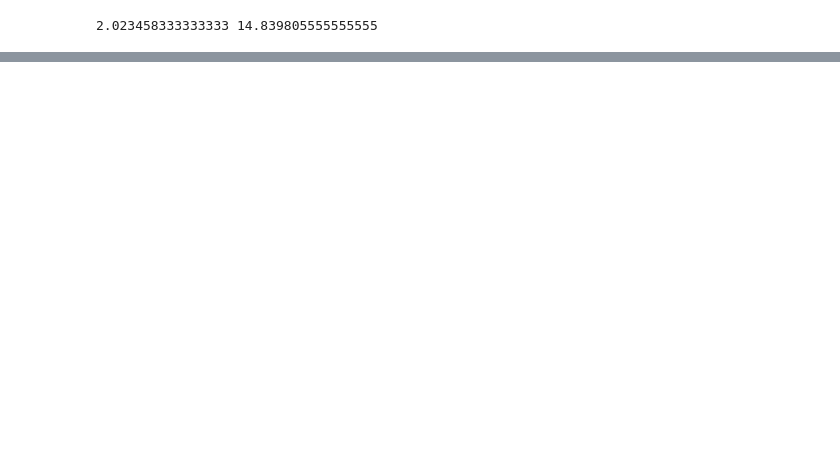
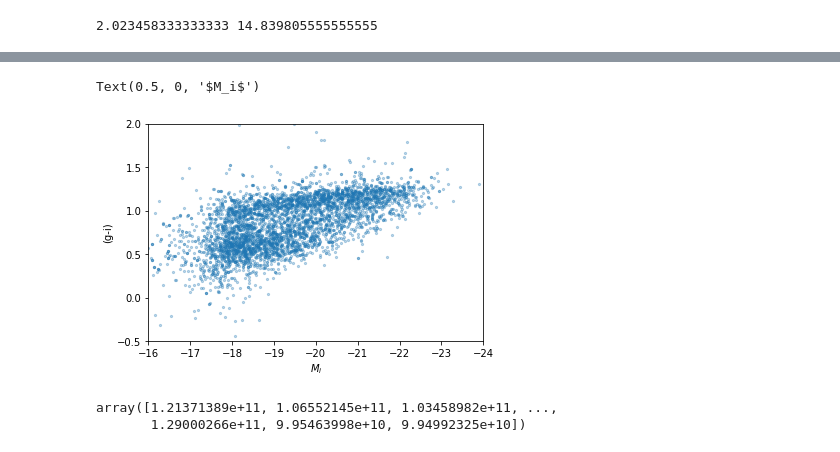
Before and after one commit to csabiu/astronomy, a Jupyter notebook: Astro_galaxies.ipynb, the cells around one changed output, grey strips where cells are left out. Drawn from its saved outputs; the diff is of its cells as text; code cells hidden in the pictures; blank space fills up the shorter version.

```diff
--- a/Astro_galaxies.ipynb
+++ b/Astro_galaxies.ipynb
@@ -81,0 +90,18 @@ plt.scatter(ra,dec,alpha=0.2)
+# %%
+# compute distance (in Mpc)
+d=Distance(z=z,unit='Mpc',cosmology=WMAP7).value
+M_i=m_i-5*np.log10(d)-25.0
+# %%
+plt.scatter(M_i,(m_g-m_i),s=5.,alpha=0.3)
+plt.xlim([-16,-24])
+plt.ylim([-0.5,2])
+plt.ylabel('(g-i)')
+plt.xlabel(r'$M_i$')
+# %% [output]
+Text(0.5, 0, '$M_i$')
+[figure, added]
+# %%
+d
+# %% [output]
+array([1.21371389e+11, 1.06552145e+11, 1.03458982e+11, ...,
+       1.29000266e+11, 9.95463998e+10, 9.94992325e+10])
```
Also changed, not shown: parts of 6 cells of this notebook.
